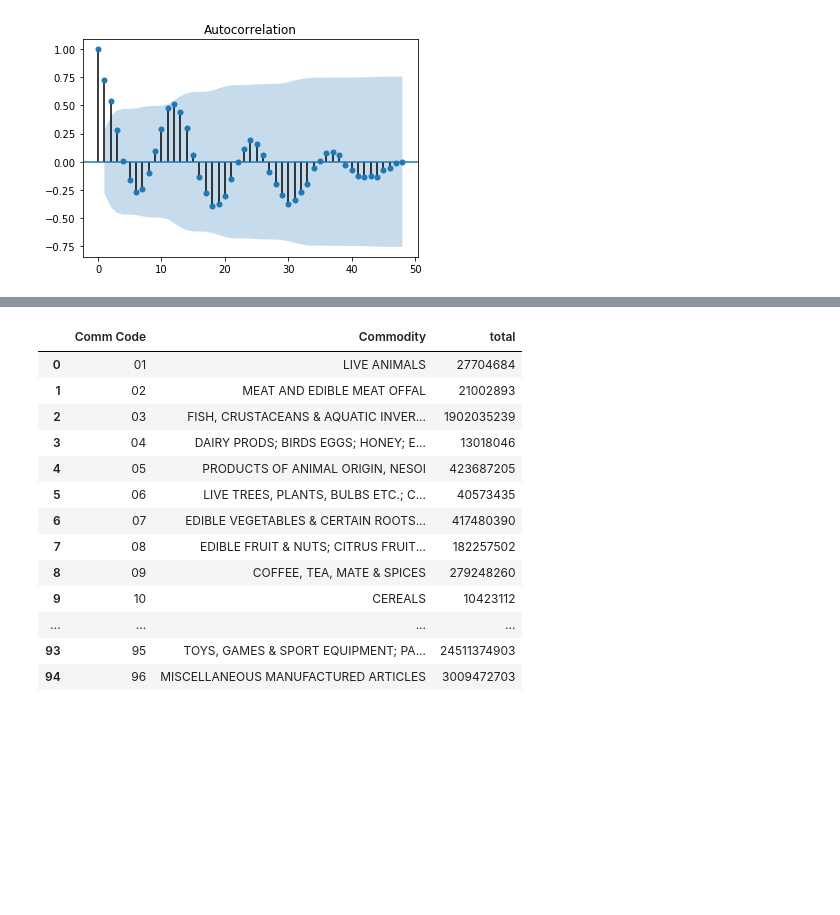
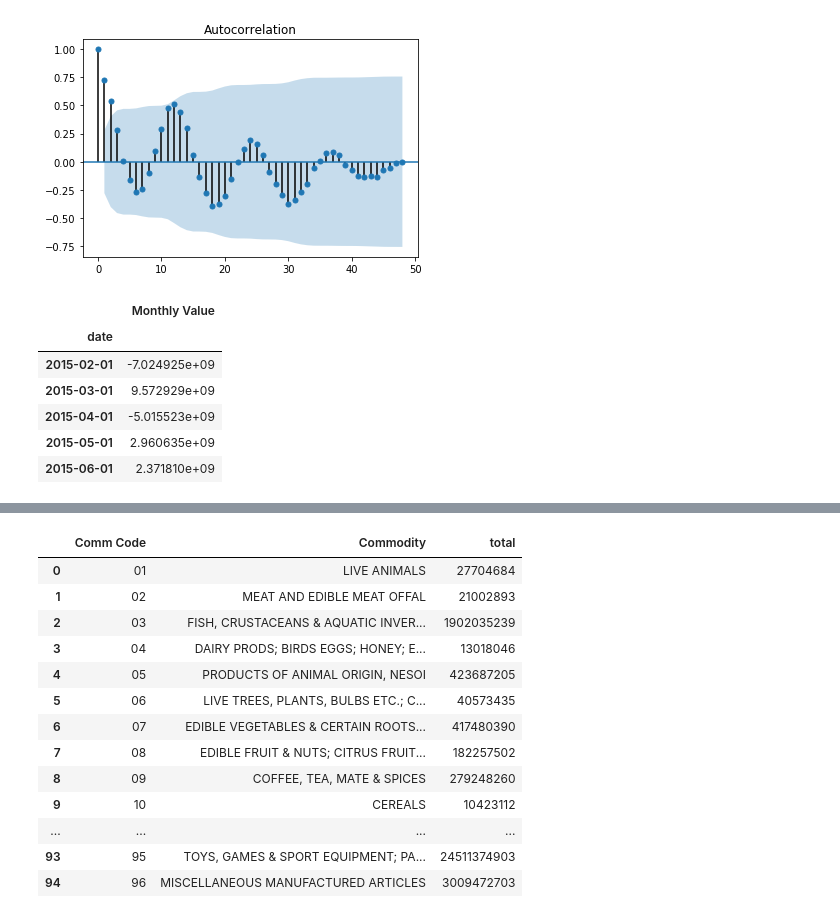
Before and after one commit to Sailendra-Mahapatra/Project2, a Jupyter notebook: malik/malik.ipynb, the cells around one changed output, grey strips where cells are left out. Cells and saved outputs as stored; diff of their text form; code cells hidden in the pictures; blank space fills up the shorter version.

```diff
--- a/malik/malik.ipynb
+++ b/malik/malik.ipynb
@@ -245,0 +208,11 @@ plot_acf(sales)
+# %%
+sales_diff = sales_diff[1:]
+sales_diff.head()
+# %% [output]
+|  | Monthly Value |
+| date |  |
+| 2015-02-01 | -7.024925e+09 |
+| 2015-03-01 | 9.572929e+09 |
+| 2015-04-01 | -5.015523e+09 |
+| 2015-05-01 | 2.960635e+09 |
+| 2015-06-01 | 2.371810e+09 |
```
Also changed, not shown: parts of 17 cells of this notebook, 6 other files.
